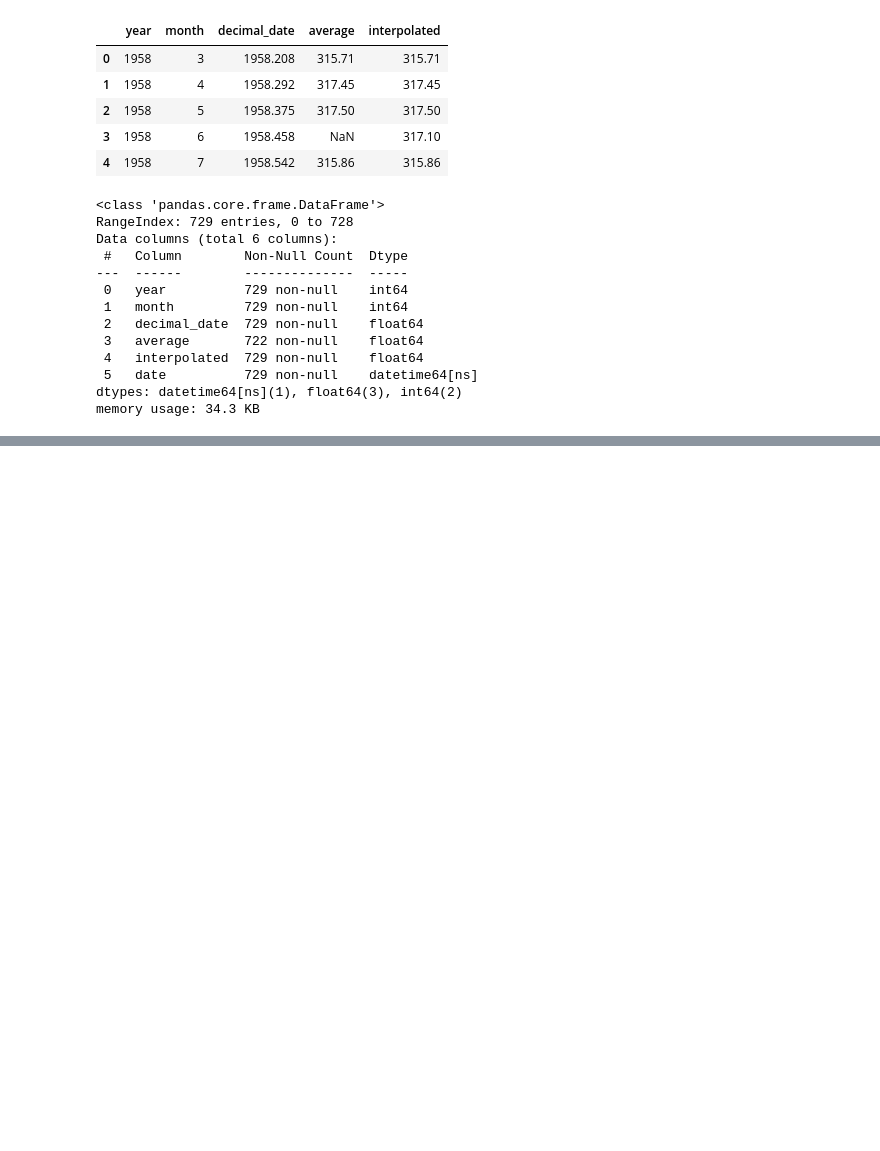
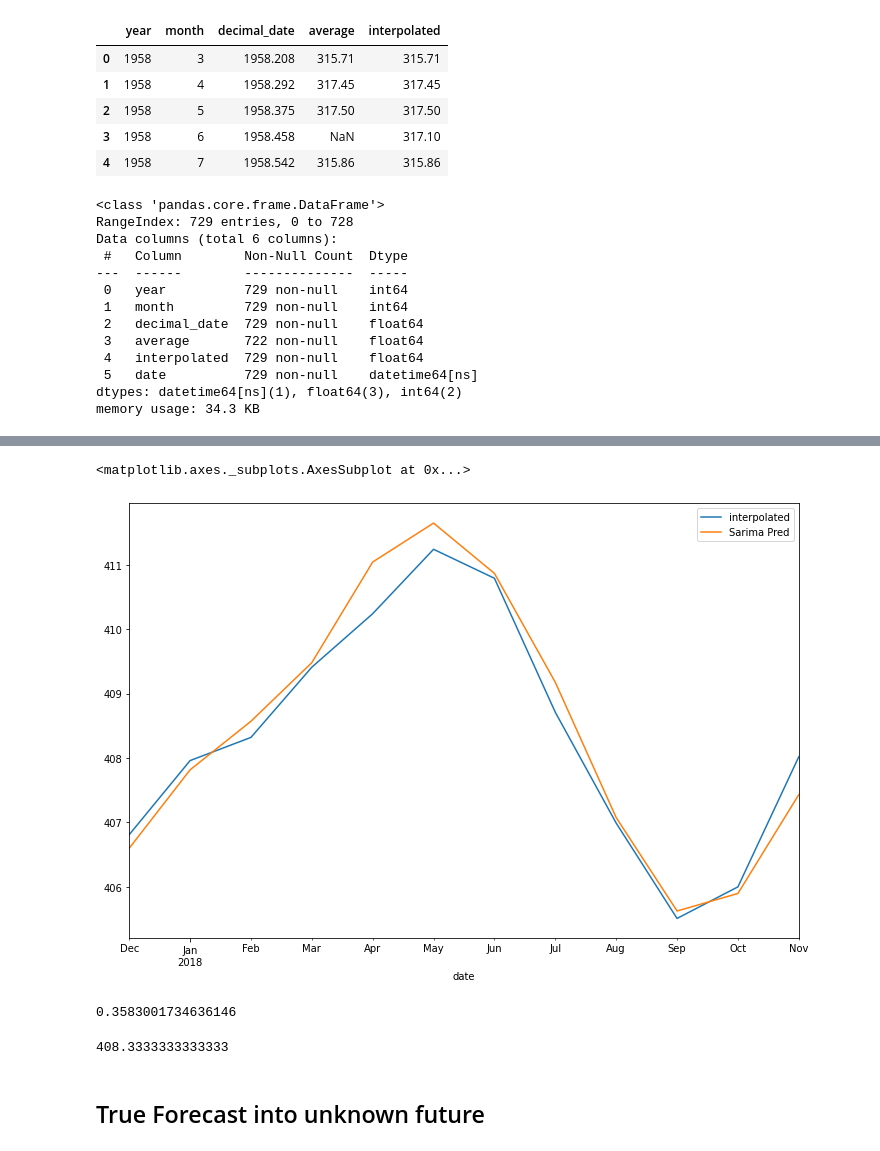
Before and after one commit to kunal266/Algo_Practice, a Jupyter notebook: time_series_analysis/SARIMA.ipynb, the cells around one changed output, grey strips where cells are left out. Saved outputs shown, nothing was run; the diff lists cells and outputs as text; code cells hidden in the pictures; blank space fills up the shorter version.

```diff
--- a/time_series_analysis/SARIMA.ipynb
+++ b/time_series_analysis/SARIMA.ipynb
@@ -103,0 +144,4 @@ df['interpolated'].plot(figsize=(12,8))
+# %%
+model = SARIMAX(train['interpolated'],order=(2, 1, 1),seasonal_order=(1, 0, 1, 12))
+# %%
+results = model.fit()
@@ -103,0 +172,11 @@ df['interpolated'].plot(figsize=(12,8))
+# %%
+start = len(train)
+end = len(train)+len(test)-1
+# %%
+predictions = results.predict(start,end,typ='level').rename('Sarima Pred')
+# %%
+test['interpolated'].plot(legend=True,figsize=(12,8))
+predictions.plot(legend=True,figsize=(12,8))
+# %% [output]
+<matplotlib.axes._subplots.AxesSubplot at 0x...>
+[figure, added]
@@ -103,0 +187,10 @@ df['interpolated'].plot(figsize=(12,8))
+# %%
+error
+# %% [output]
+0.3583001734636146
+# %%
+test['interpolated'].mean()
+# %% [output]
+408.3333333333333
+# %% [markdown]
+## True Forecast into unknown future
```
Also changed, not shown: parts of 25 cells of this notebook.
